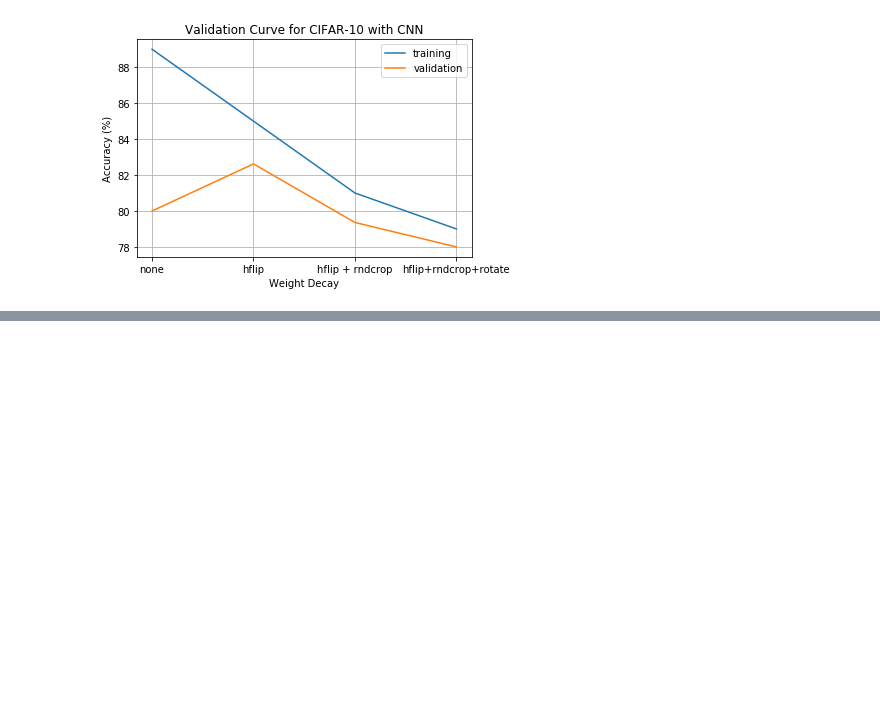
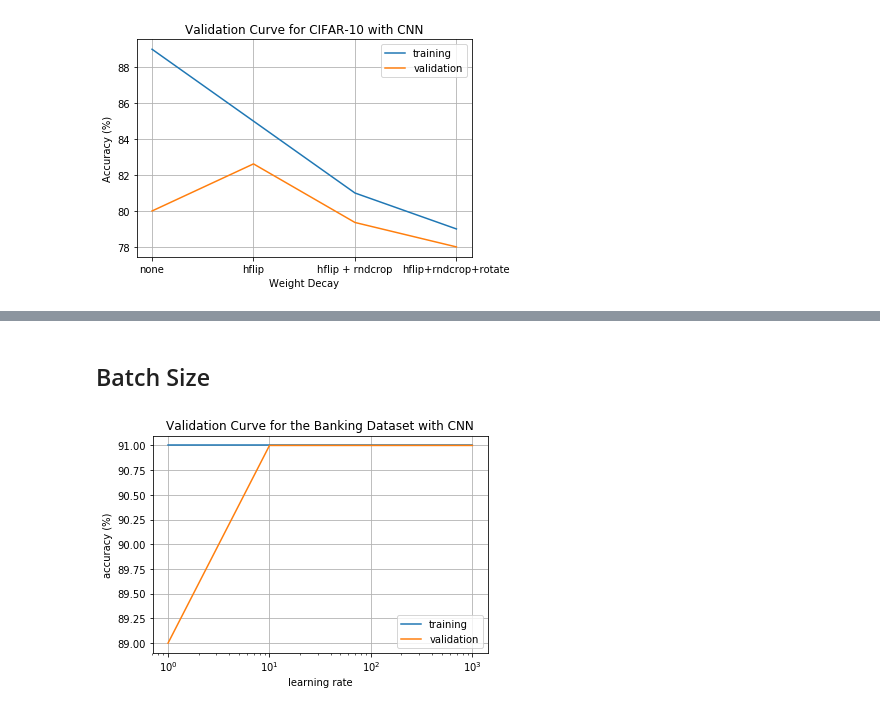
Before and after one commit to adijo/fundamentals-of-ml-project-fall-2018, a Jupyter notebook: cnn/validation_curves.ipynb, the cells around one changed output, grey strips where cells are left out. Saved outputs shown, nothing was run; the diff lists cells and outputs as text; code cells hidden in the pictures; blank space fills up the shorter version.

```diff
--- a/cnn/validation_curves.ipynb
+++ b/cnn/validation_curves.ipynb
@@ -77,0 +98,22 @@ plt.show()
+# %% [markdown]
+## Batch Size
+# %%
+batch_size = [1,10,30,100,300,1000]
+
+training_accuracy = [91, 91, 91, 91, 91, 91]
+validation_accuracy = [89, 91, 91, 91, 91, 91]
+#test_accuracy = [90.47, 89, 91, 90.42, 90.19, 86.316]
+
+plt.semilogx(batch_size, training_accuracy)
+plt.semilogx(batch_size, validation_accuracy)
+#plt.semilogx(batch_size, test_accuracy)
+
+plt.xlabel('learning rate')
+plt.ylabel('accuracy (%)')
+plt.title("Validation Curve for the Banking Dataset with CNN")
+plt.grid(True)
+plt.legend(["training","validation", "test"])
+plt.savefig("CNN-Banking-Batch_size.png")
+plt.show()
+# %% [output]
+[figure, added]
```
Also changed, not shown: parts of 2 cells of this notebook, 48 other files.
